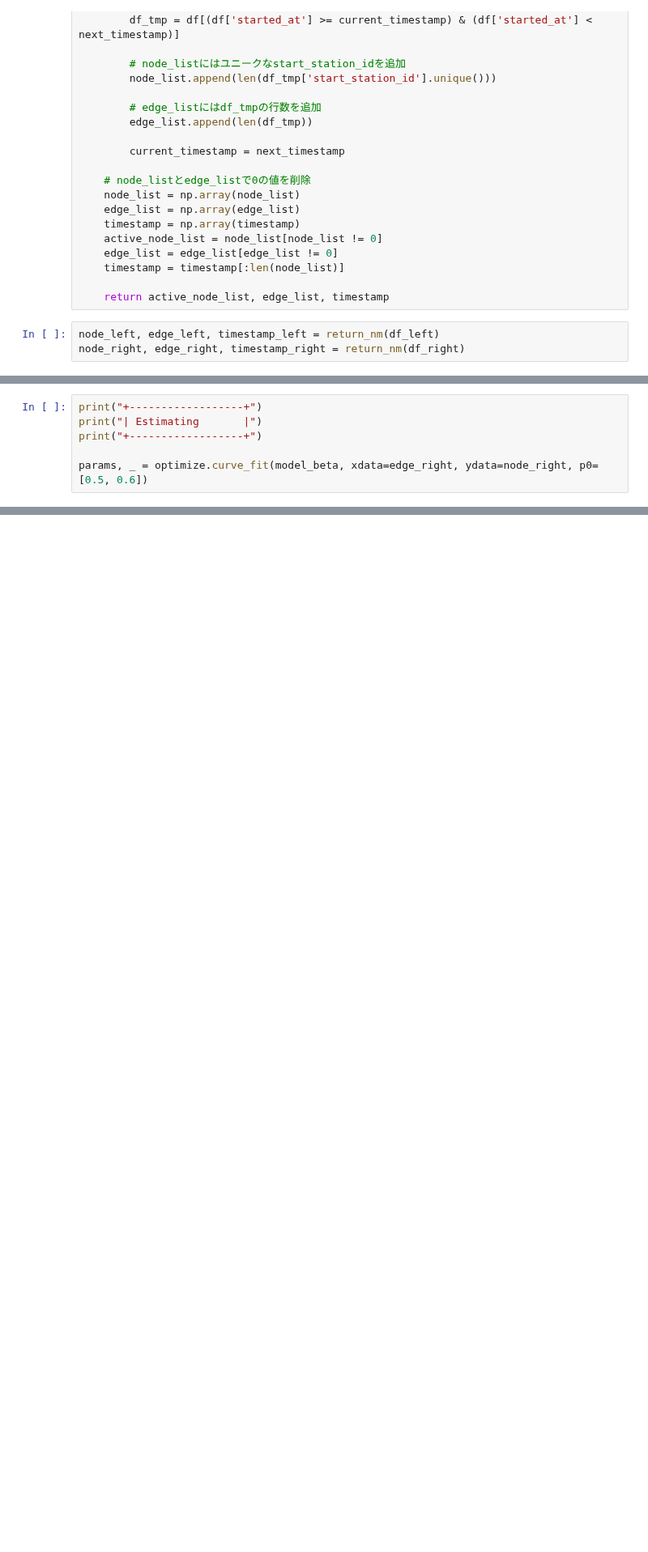
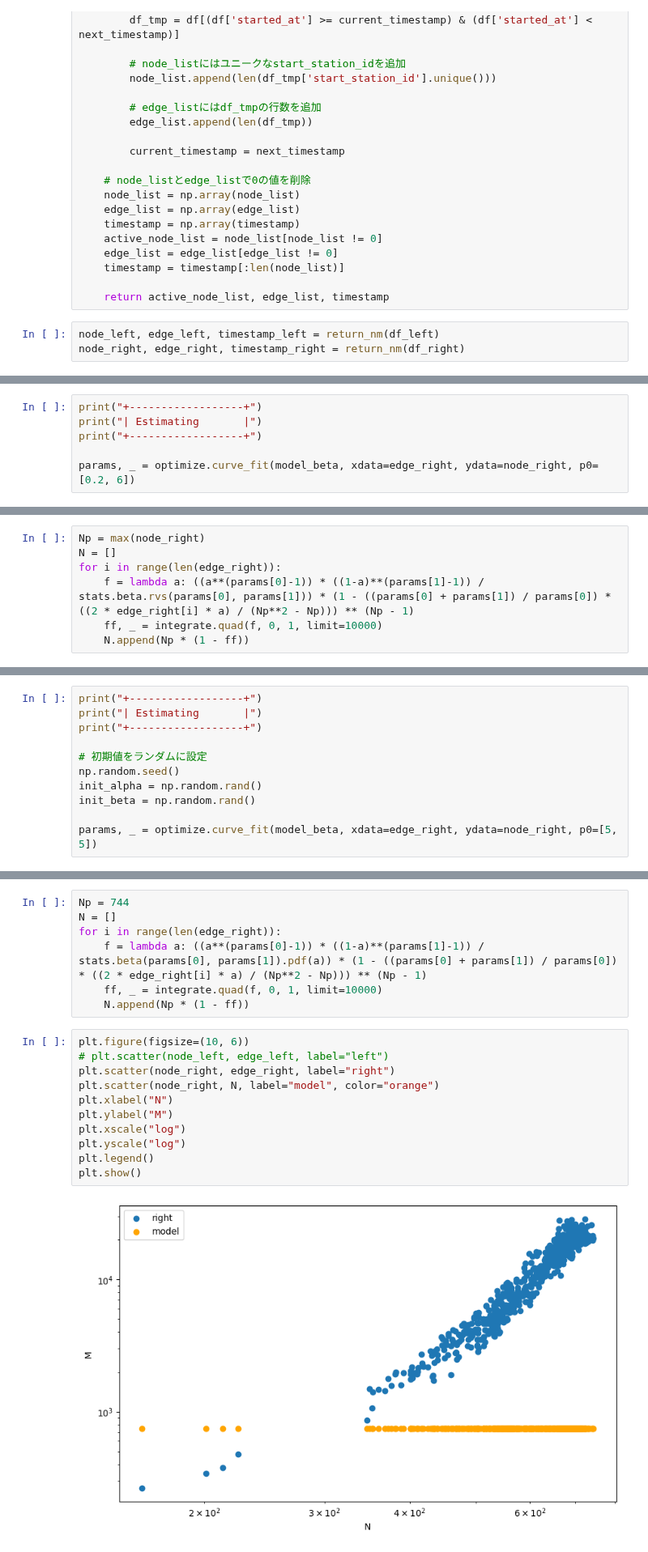
Before and after one commit to yiadka/mobility_scaling, a Jupyter notebook: src/test.ipynb, the cells around one changed output, grey strips where cells are left out. Shown at 81% size. Drawn from its saved outputs; the diff is of its cells as text; blank space fills up the shorter version.

```diff
--- a/src/test.ipynb
+++ b/src/test.ipynb
@@ -77,7 +77,7 @@ print("+------------------+")
 print("| Estimating       |")
 print("+------------------+")
 
-params, _ = optimize.curve_fit(model_beta, xdata=edge_right, ydata=node_right, p0=[0.5, 0.6])
+params, _ = optimize.curve_fit(model_beta, xdata=edge_right, ydata=node_right, p0=[0.2, 6])
 # %% [output]
 +------------------+
 | Estimating       |
@@ -87,0 +94,7 @@ params, _ = optimize.curve_fit(model_beta, xdata=edge_right, ydata=node_right, p
+# %%
+Np = max(node_right)
+N = []
+for i in range(len(edge_right)):
+    f = lambda a: ((a**(params[0]-1)) * ((1-a)**(params[1]-1)) / stats.beta.rvs(params[0], params[1])) * (1 - ((params[0] + params[1]) / params[0]) * ((2 * edge_right[i] * a) / (Np**2 - Np))) ** (Np - 1)
+    ff, _ = integrate.quad(f, 0, 1, limit=10000)
+    N.append(Np * (1 - ff))
@@ -87,0 +129,11 @@ params, _ = optimize.curve_fit(model_beta, xdata=edge_right, ydata=node_right, p
+# %%
+print("+------------------+")
+print("| Estimating       |")
+print("+------------------+")
+
+# 初期値をランダムに設定
+np.random.seed()
+init_alpha = np.random.rand()
+init_beta = np.random.rand()
+
+params, _ = optimize.curve_fit(model_beta, xdata=edge_right, ydata=node_right, p0=[5, 5])
@@ -87,0 +155,20 @@ params, _ = optimize.curve_fit(model_beta, xdata=edge_right, ydata=node_right, p
+# %%
+Np = 744
+N = []
+for i in range(len(edge_right)):
+    f = lambda a: ((a**(params[0]-1)) * ((1-a)**(params[1]-1)) / stats.beta(params[0], params[1]).pdf(a)) * (1 - ((params[0] + params[1]) / params[0]) * ((2 * edge_right[i] * a) / (Np**2 - Np))) ** (Np - 1)
+    ff, _ = integrate.quad(f, 0, 1, limit=10000)
+    N.append(Np * (1 - ff))
+# %%
+plt.figure(figsize=(10, 6))
+# plt.scatter(node_left, edge_left, label="left")
+plt.scatter(node_right, edge_right, label="right")
+plt.scatter(node_right, N, label="model", color="orange")
+plt.xlabel("N")
+plt.ylabel("M")
+plt.xscale("log")
+plt.yscale("log")
+plt.legend()
+plt.show()
+# %% [output]
+[figure, added]
```
Also changed, not shown: parts of 9 cells of this notebook.
